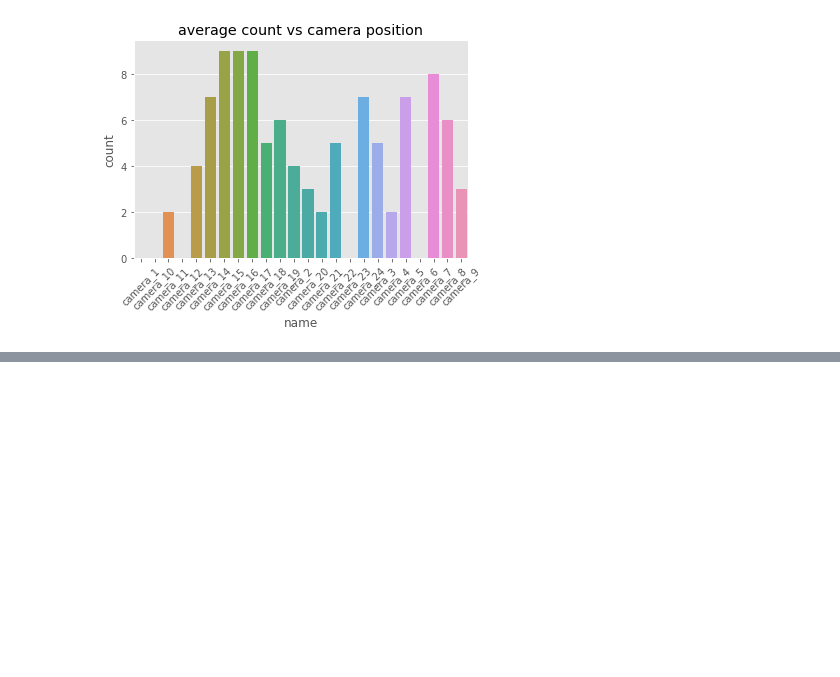
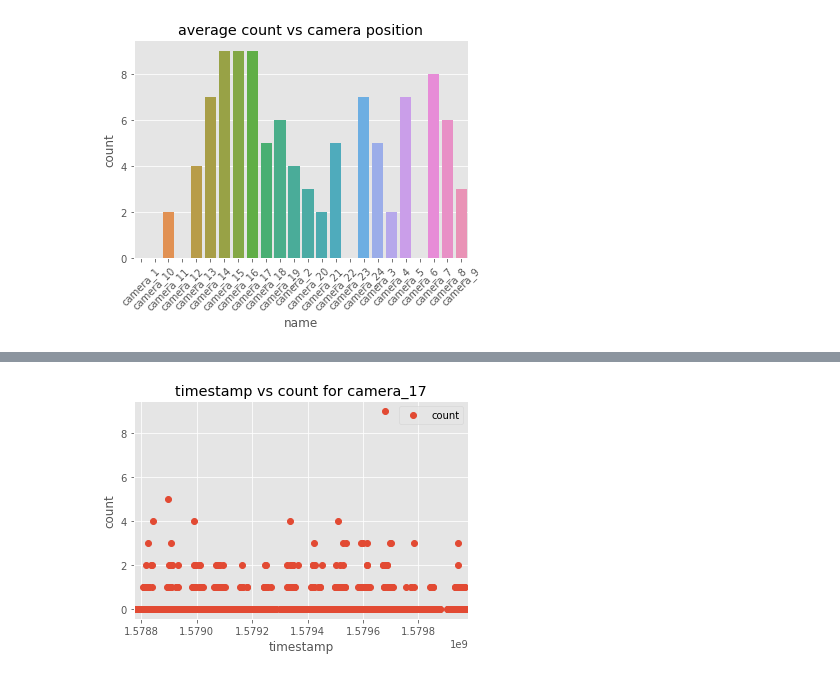
Before and after one commit to glebite/uatu, a Jupyter notebook: src/uatu-analysis.ipynb, the cells around one changed output, grey strips where cells are left out. Saved outputs shown, nothing was run; the diff lists cells and outputs as text; code cells hidden in the pictures; blank space fills up the shorter version.

```diff
--- a/src/uatu-analysis.ipynb
+++ b/src/uatu-analysis.ipynb
@@ -144,0 +118,3 @@ Name: name, dtype: object
+# %%
+oo[oo['name'] == 'camera_17']
+oo2 = oo[oo['name'] == 'camera_17']
@@ -144,0 +134,4 @@ Name: name, dtype: object
+# %%
+oo2 = oo2.fillna(method='ffill')
+X = oo2.timestamp
+y = oo2['count']
@@ -144,0 +162,8 @@ Name: name, dtype: object
+# %%
+oo2.plot(x='timestamp', y='count', style='o')
+plt.title('timestamp vs count for camera_17')
+plt.xlabel('timestamp')
+plt.ylabel('count')
+plt.show()
+# %% [output]
+[figure, added]
```
Also changed, not shown: parts of 8 cells of this notebook.
